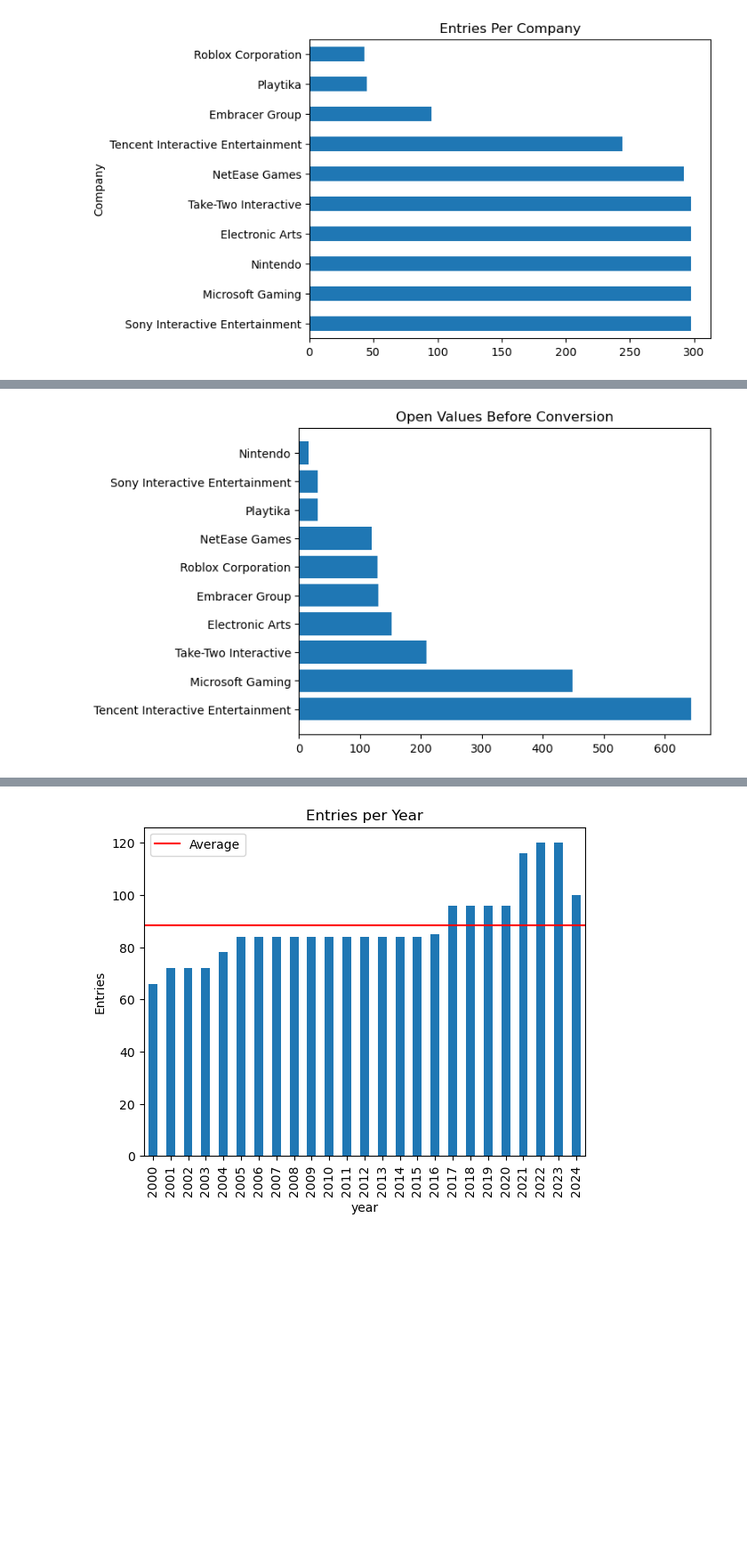
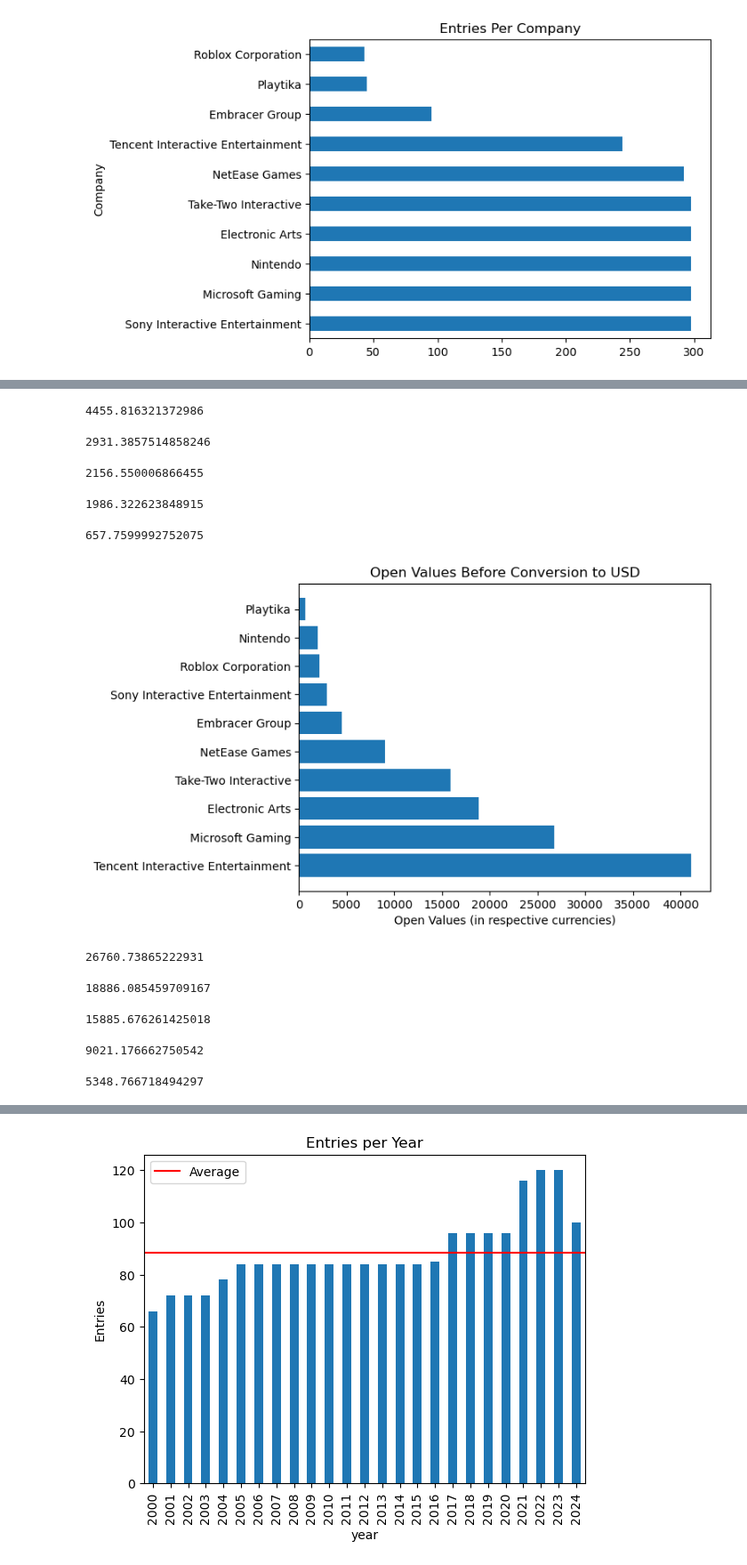
Before and after one commit to Djohnson1313/gaming_company_stocks_analysis, a Jupyter notebook: gaming_stocks_analysis.ipynb, the cells around one changed output, grey strips where cells are left out. Shown at 89% size. Cells and saved outputs as stored; diff of their text form; code cells hidden in the pictures; blank space fills up the shorter version.

Commit message:
open values

```diff
--- a/gaming_stocks_analysis.ipynb
+++ b/gaming_stocks_analysis.ipynb
@@ -190,10 +232,53 @@ df[df['Currency'] == 'JPY'].head()
+# %%
+get_totals_open('Embracer Group')
+# %% [output]
+4455.816321372986
+# %%
+get_totals_open('Sony Interactive Entertainment')
+# %% [output]
+2931.3857514858246
+# %%
+get_totals_open('Roblox Corporation')
+# %% [output]
+2156.550006866455
+# %%
+get_totals_open('Nintendo')
+# %% [output]
+1986.322623848915
+# %%
+get_totals_open('Playtika')
+# %% [output]
+657.7599992752075
 # %%
 fig, ax = plt.subplots()
-df_sorted = df.sort_values(by = 'Open', ascending = False)
-x = df_sorted['Company']
-y = df_sorted['Open']
-ax.barh(x, y)
-ax.set_title('Open Values Before Conversion')
+
+height = [41114, 26760, 18886, 15885, 9021, 4455, 2931, 2156, 1986, 657]
+x = range(10)
+labels = ['Tencent Interactive Entertainment','Microsoft Gaming','Electronic Arts','Take-Two Interactive','NetEase Games','Embracer Group',
+     'Sony Interactive Entertainment', 'Roblox Corporation','Nintendo', 'Playtika']
+plt.barh(x, height, tick_label = labels)
+ax.set_title('Open Values Before Conversion to USD')
+ax.set_xlabel('Open Values (in respective currencies)')
 plt.show();
 # %% [output]
-[figure, old version]
+[figure, new version]
+# %%
+get_totals_open_conv('Microsoft Gaming')
+# %% [output]
+26760.73865222931
+# %%
+get_totals_open_conv('Electronic Arts')
+# %% [output]
+18886.085459709167
+# %%
+get_totals_open_conv('Take-Two Interactive')
+# %% [output]
+15885.676261425018
+# %%
+get_totals_open_conv('NetEase Games')
+# %% [output]
+9021.176662750542
+# %%
+get_totals_open_conv('Tencent Interactive Entertainment')
+# %% [output]
+5348.766718494297
```
Also changed, not shown: parts of 14 cells of this notebook.
